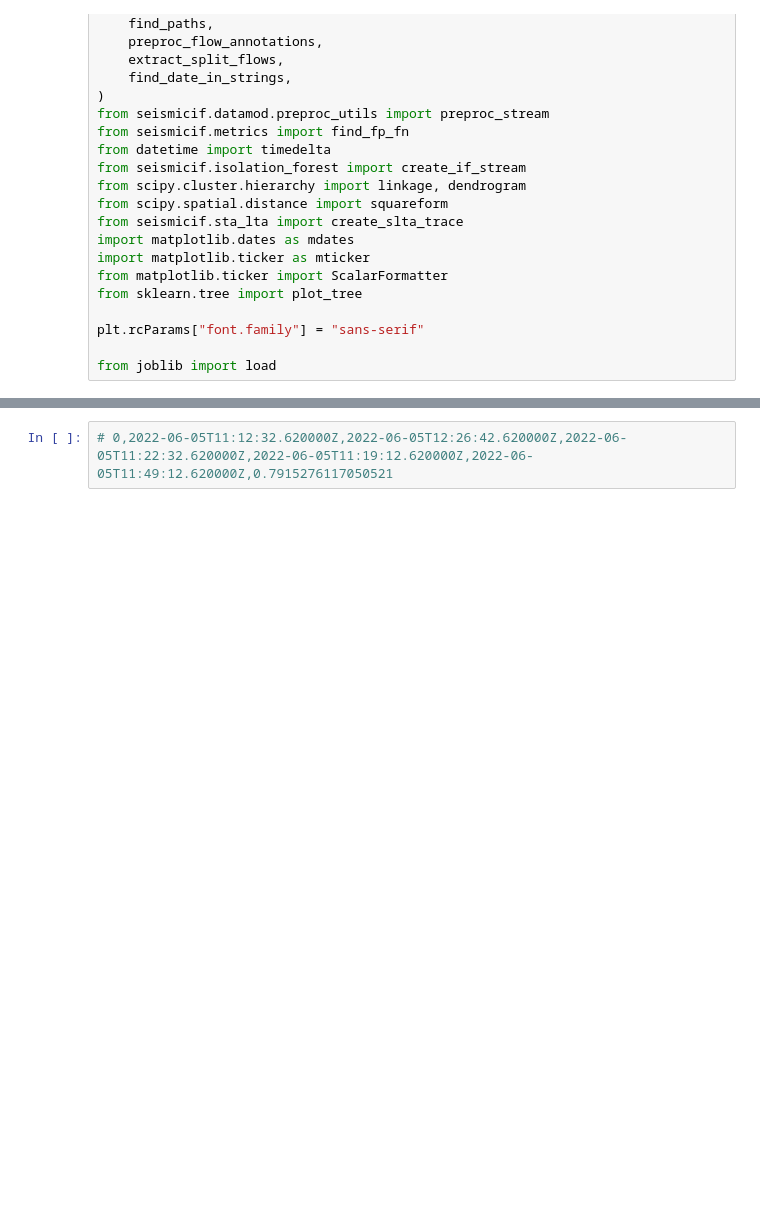
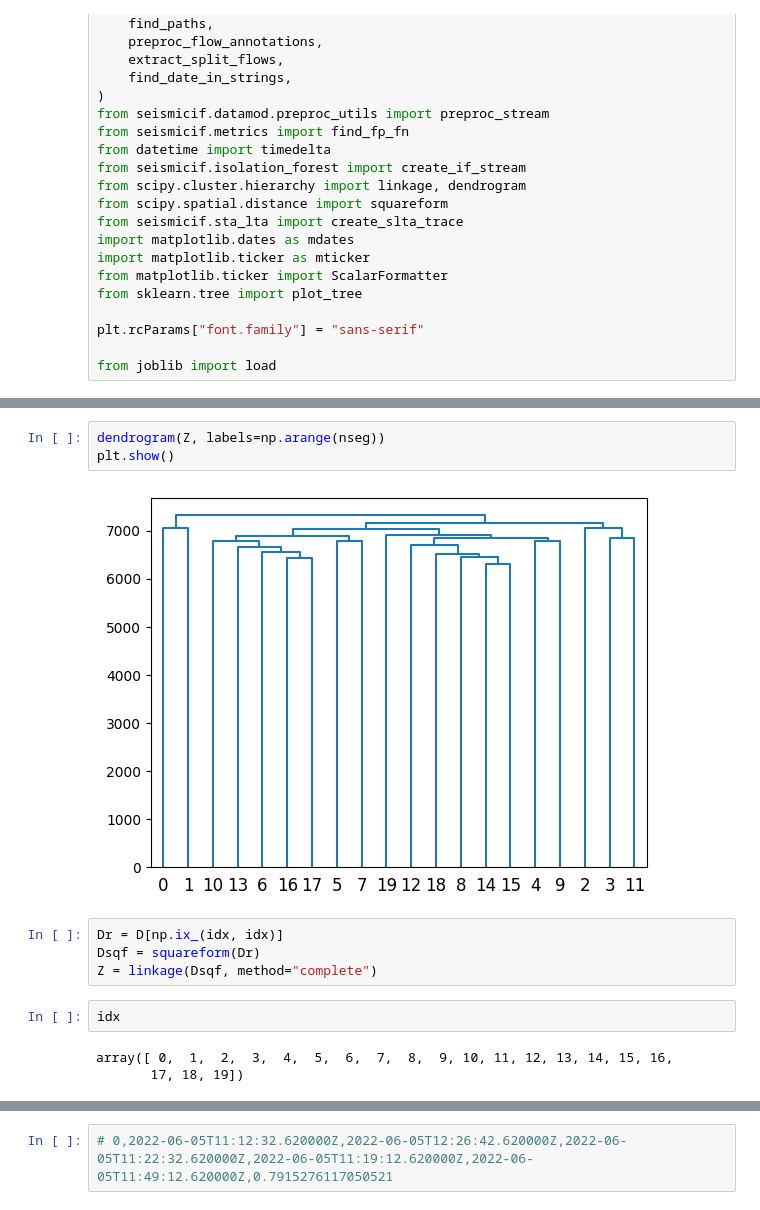
Before and after one commit to FKamper/seismic-isolation-forest, a Jupyter notebook: notebooks/plots.ipynb, the cells around one changed output, grey strips where cells are left out. Cells and saved outputs as stored; diff of their text form; blank space fills up the shorter version.

```diff
--- a/notebooks/plots.ipynb
+++ b/notebooks/plots.ipynb
@@ -32,0 +60,14 @@ from sklearn.ensemble import IsolationForest
+# %%
+dendrogram(Z, labels=np.arange(nseg))
+plt.show()
+# %% [output]
+[figure, added]
+# %%
+Dr = D[np.ix_(idx, idx)]
+Dsqf = squareform(Dr)
+Z = linkage(Dsqf, method="complete")
+# %%
+idx
+# %% [output]
+array([ 0,  1,  2,  3,  4,  5,  6,  7,  8,  9, 10, 11, 12, 13, 14, 15, 16,
+       17, 18, 19])
```
Also changed, not shown: parts of 8 cells of this notebook, 21 other files.
